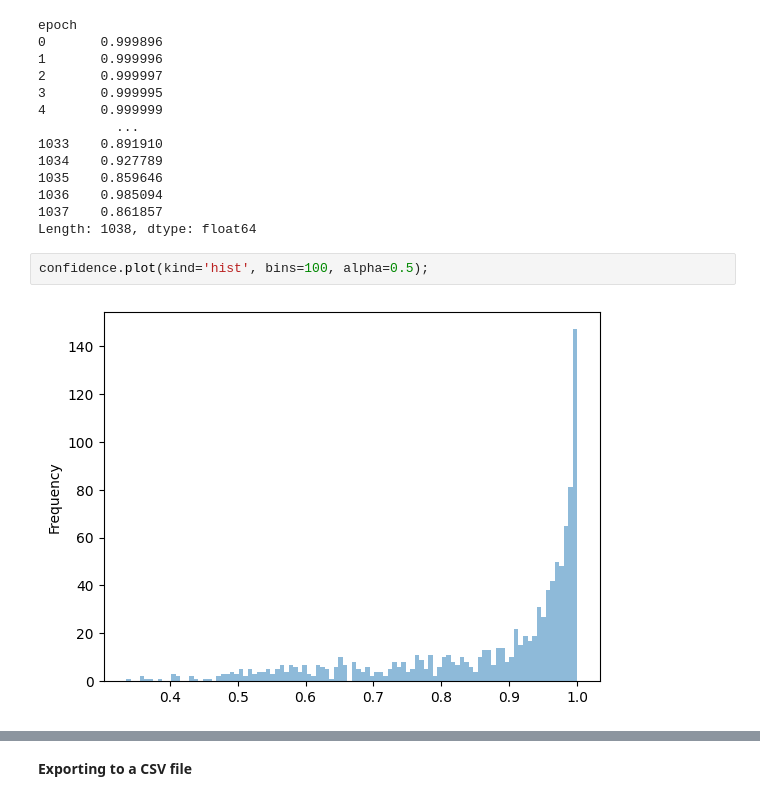
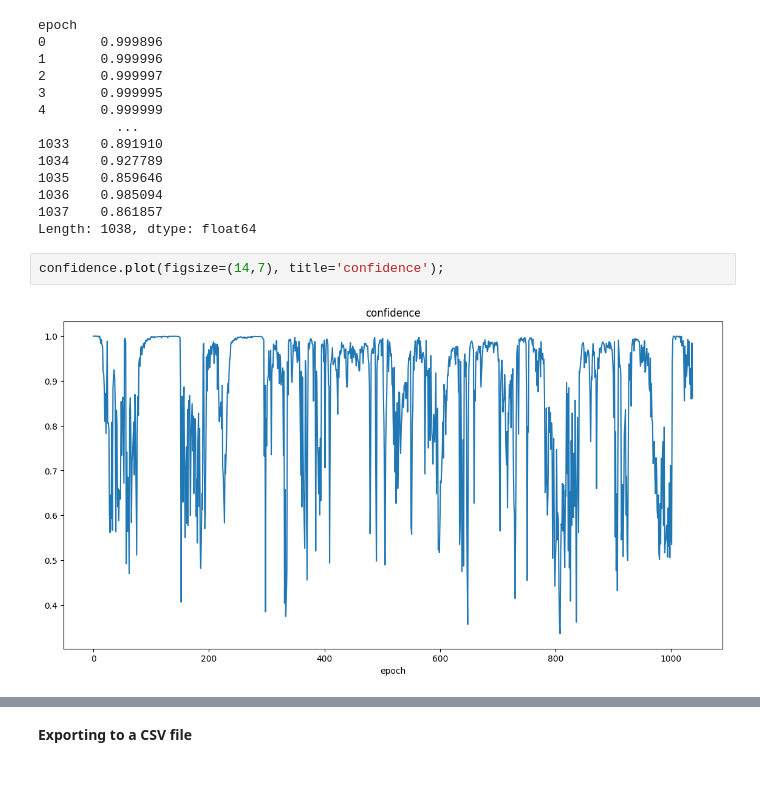
Before and after one commit to tmorshed/yasa, a Jupyter notebook: notebooks/14_automatic_sleep_staging.ipynb, the cells around one changed output, grey strips where cells are left out. Cells and saved outputs as stored; diff of their text form.

```diff
--- a/notebooks/14_automatic_sleep_staging.ipynb
+++ b/notebooks/14_automatic_sleep_staging.ipynb
@@ -183,7 +185,7 @@ epoch
 1036    0.985094
 1037    0.861857
 Length: 1038, dtype: float64
-# %%
-confidence.plot(kind='hist', bins=100, alpha=0.5);
-# %% [output]
-[figure, removed]
+# %%
+confidence.plot(figsize=(14,7), title='confidence');
+# %% [output]
+[figure, added]
```
Also changed, not shown: parts of 8 cells of this notebook.
